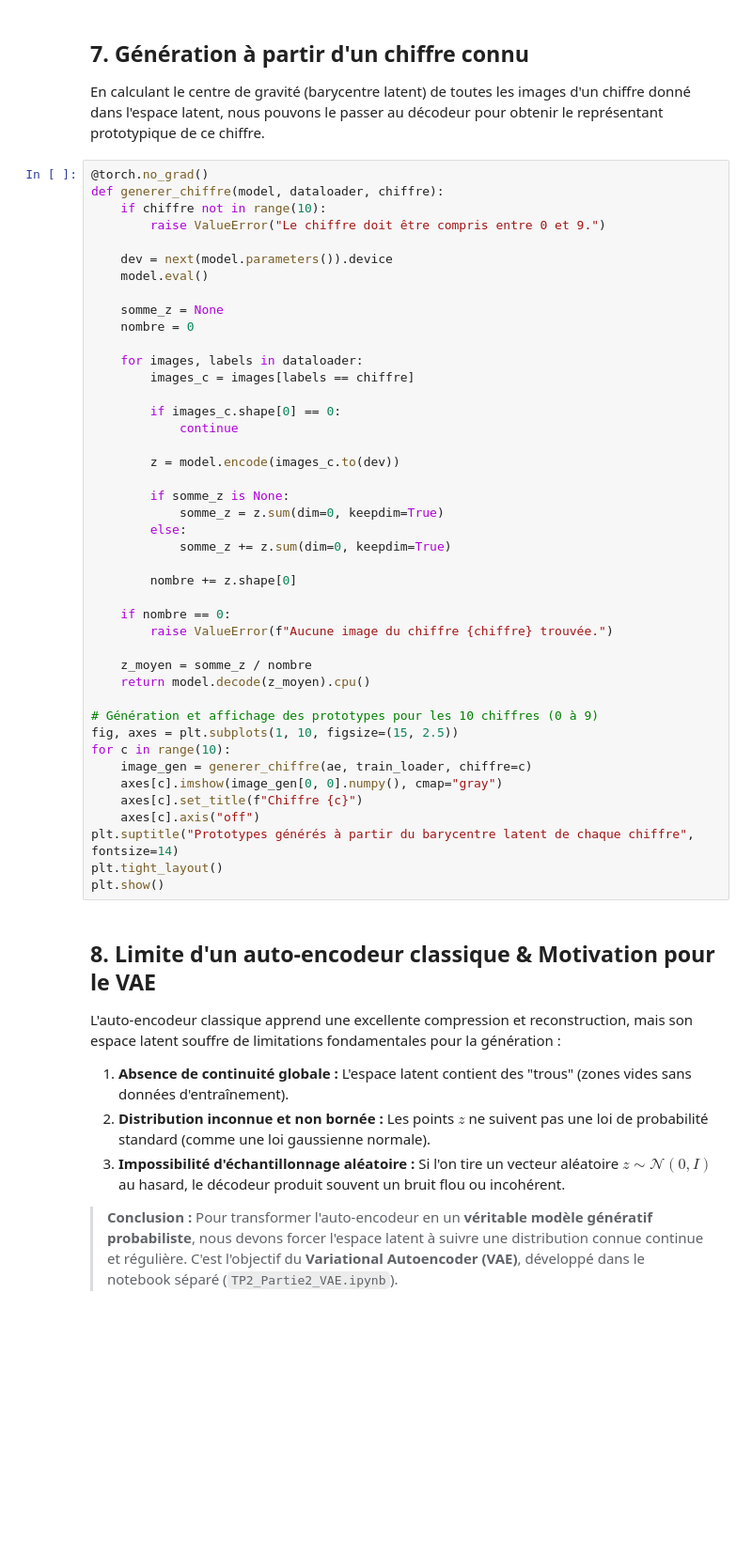
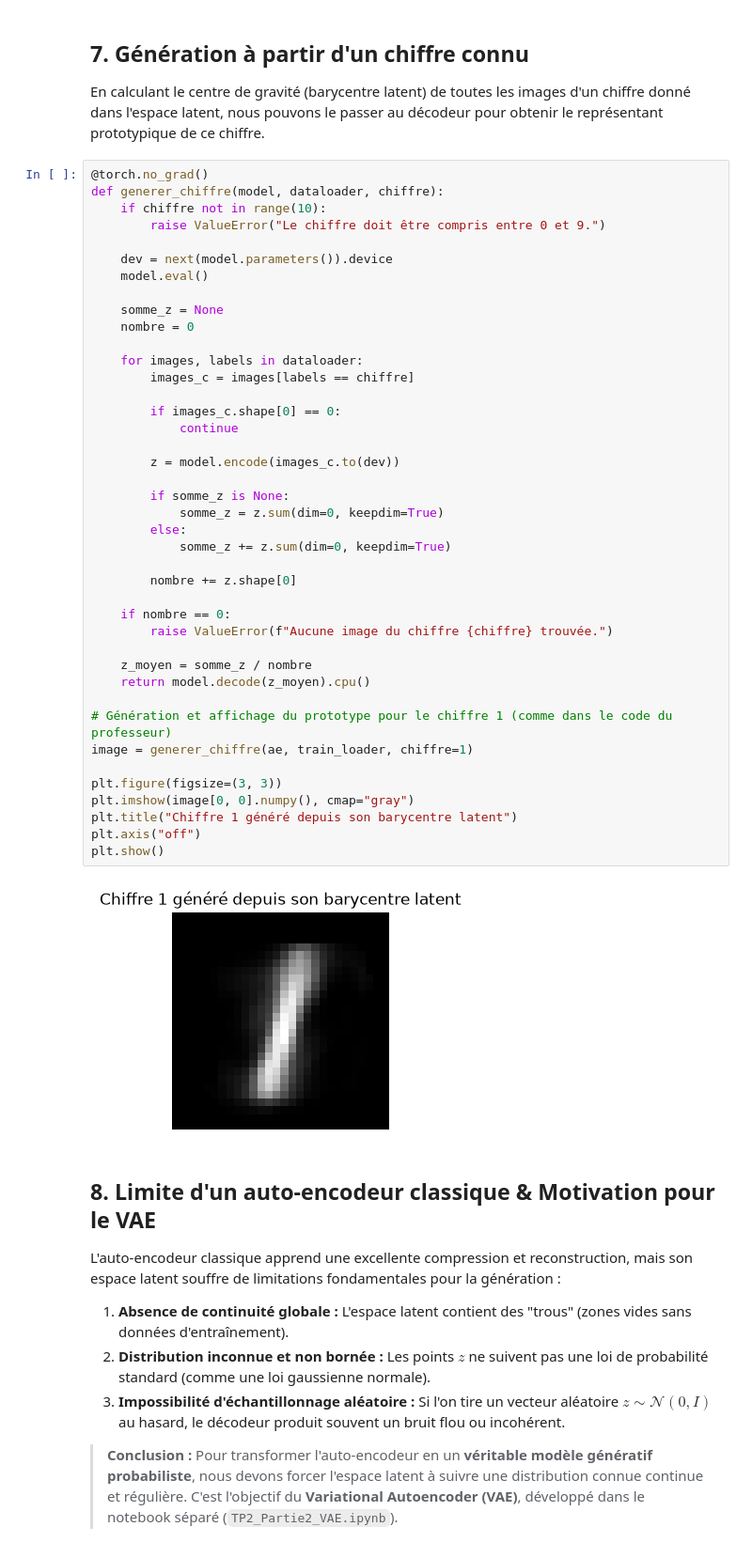
Before and after one commit to Walid-Idir/Modeles-Generatifs-PyTorch, a Jupyter notebook: TP2_Partie1_MNIST_Classifieur_Autoencodeur.ipynb, the cells around one changed output. Shown at 94% size. Saved outputs shown, nothing was run; the diff lists cells and outputs as text; blank space fills up the shorter version.

Commit message:
feat: execute both notebooks with outputs and visualizations rendered

```diff
--- a/TP2_Partie1_MNIST_Classifieur_Autoencodeur.ipynb
+++ b/TP2_Partie1_MNIST_Classifieur_Autoencodeur.ipynb
@@ -331,42 +385,42 @@ def generer_chiffre(model, dataloader, chiffre):
         raise ValueError("Le chiffre doit être compris entre 0 et 9.")
 
     dev = next(model.parameters()).device
     model.eval()
 
     somme_z = None
     nombre = 0
 
     for images, labels in dataloader:
         images_c = images[labels == chiffre]
 
         if images_c.shape[0] == 0:
             continue
 
         z = model.encode(images_c.to(dev))
 
         if somme_z is None:
             somme_z = z.sum(dim=0, keepdim=True)
         else:
             somme_z += z.sum(dim=0, keepdim=True)
 
         nombre += z.shape[0]
 
     if nombre == 0:
         raise ValueError(f"Aucune image du chiffre {chiffre} trouvée.")
 
     z_moyen = somme_z / nombre
     return model.decode(z_moyen).cpu()
 
-# Génération et affichage des prototypes pour les 10 chiffres (0 à 9)
-fig, axes = plt.subplots(1, 10, figsize=(15, 2.5))
-for c in range(10):
-    image_gen = generer_chiffre(ae, train_loader, chiffre=c)
-    axes[c].imshow(image_gen[0, 0].numpy(), cmap="gray")
-    axes[c].set_title(f"Chiffre {c}")
-    axes[c].axis("off")
-plt.suptitle("Prototypes générés à partir du barycentre latent de chaque chiffre", fontsize=14)
-plt.tight_layout()
+# Génération et affichage du prototype pour le chiffre 1 (comme dans le code du professeur)
+image = generer_chiffre(ae, train_loader, chiffre=1)
+
+plt.figure(figsize=(3, 3))
+plt.imshow(image[0, 0].numpy(), cmap="gray")
+plt.title("Chiffre 1 généré depuis son barycentre latent")
+plt.axis("off")
 plt.show()
+# %% [output]
+[figure, added]
 # %% [markdown]
 ## **8. Limite d'un auto-encodeur classique & Motivation pour le VAE**
 L'auto-encodeur classique apprend une excellente compression et reconstruction, mais son espace latent souffre de limitations fondamentales pour la génération :
```
Also changed, not shown: parts of 11 cells of this notebook, 1 other file.
